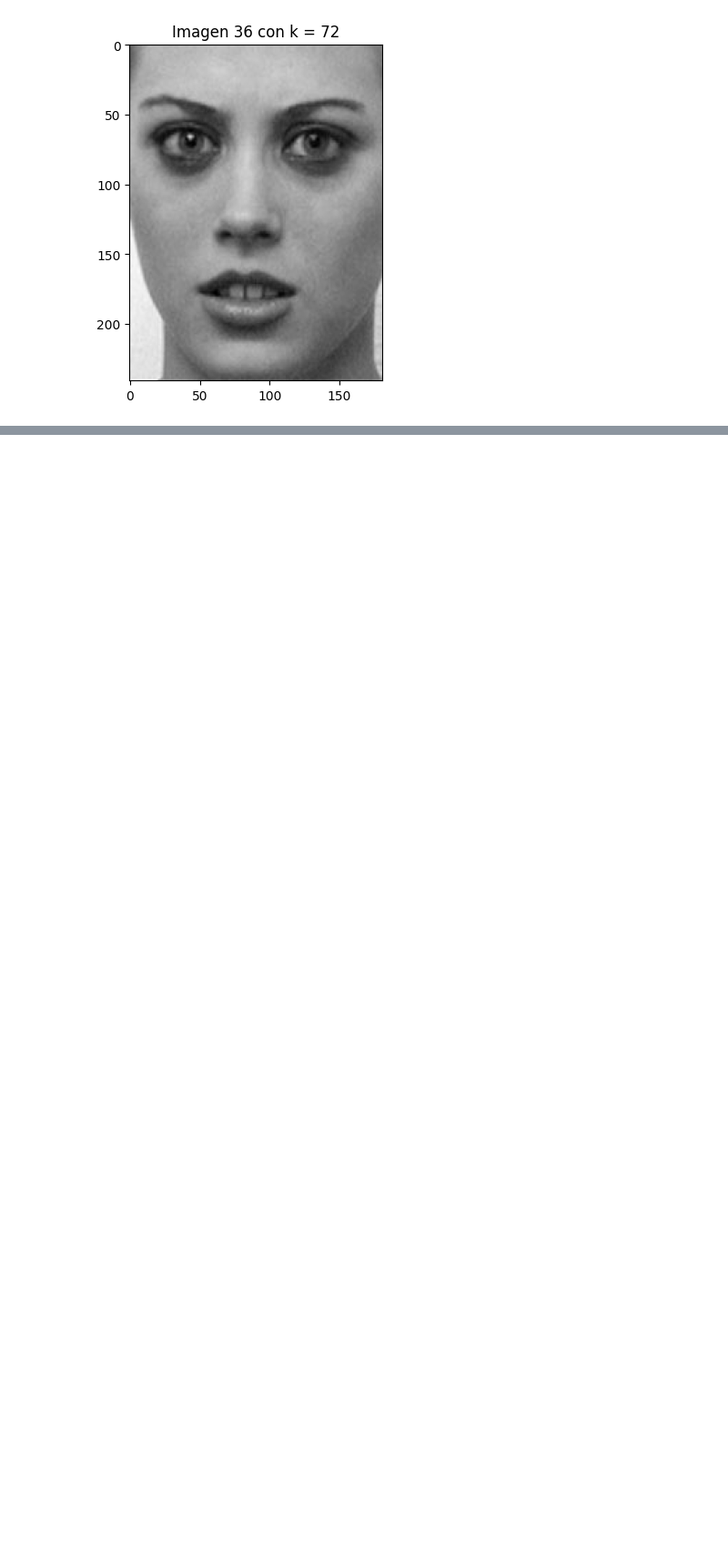
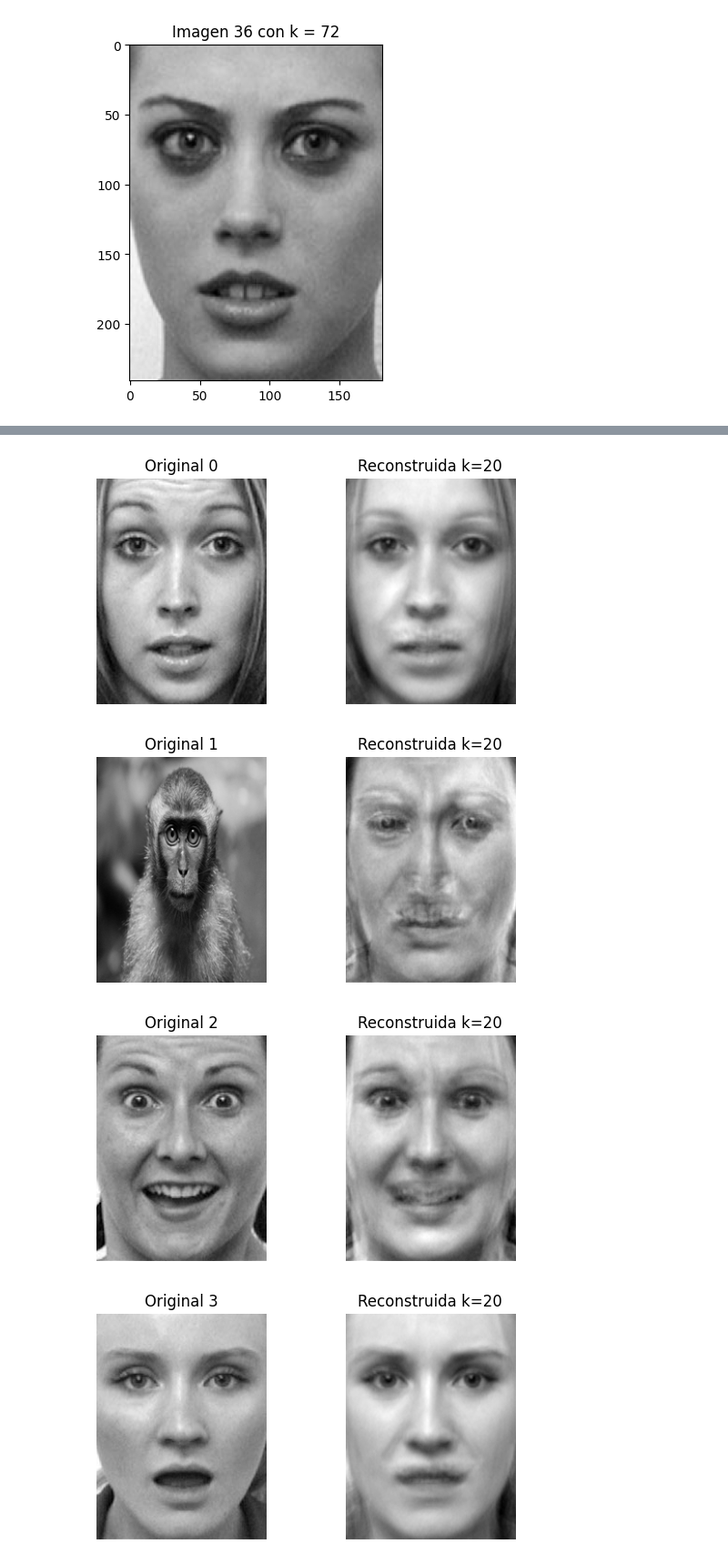
Before and after one commit to siwikiwi/proyecto_alg, a Jupyter notebook: Proyecto_svd.ipynb, the cells around one changed output, grey strips where cells are left out. Shown at 91% size. Drawn from its saved outputs; the diff is of its cells as text; code cells hidden in the pictures; blank space fills up the shorter version.

```diff
--- a/Proyecto_svd.ipynb
+++ b/Proyecto_svd.ipynb
@@ -76,0 +125,28 @@ for i in aproximaciones.keys(): ##recorre las claves A_1,....A_72 que almacena c
+# %%
+
+A_mean = A.mean(axis=0)
+A_centrada = A - A_mean
+test = np.load("test.npy")
+test_originales = test.copy()
+U, S, Vh = np.linalg.svd(A_centrada, full_matrices=False)
+
+k = 20
+V20 = Vh[:k, :]
+test_centrada = test - A_mean #########VERSION CENTRADA DE XI^ = XI 0 XI^
+test_proyectadas = test_centrada @ V20.T @ V20 ###20 primeras componentes principlaes
+test_reconstruidas = test_proyectadas + A_mean
+for i in range(6):
+    fig, axes = plt.subplots(1, 2, figsize=(6, 3))
+    axes[0].imshow(test_originales[i].reshape(241, 181), cmap="gray")
+    axes[0].set_title(f"Original {i}")
+    axes[0].axis("off")
+    axes[1].imshow(test_reconstruidas[i].reshape(241, 181), cmap="gray")
+    axes[1].set_title(f"Reconstruida k=20")
+    axes[1].axis("off")
+    plt.tight_layout()
+    plt.show()
+# %% [output]
+[figure, added]
+[figure, added]
+[figure, added]
+[figure, added]
```
Also changed, not shown: parts of 4 cells of this notebook.
